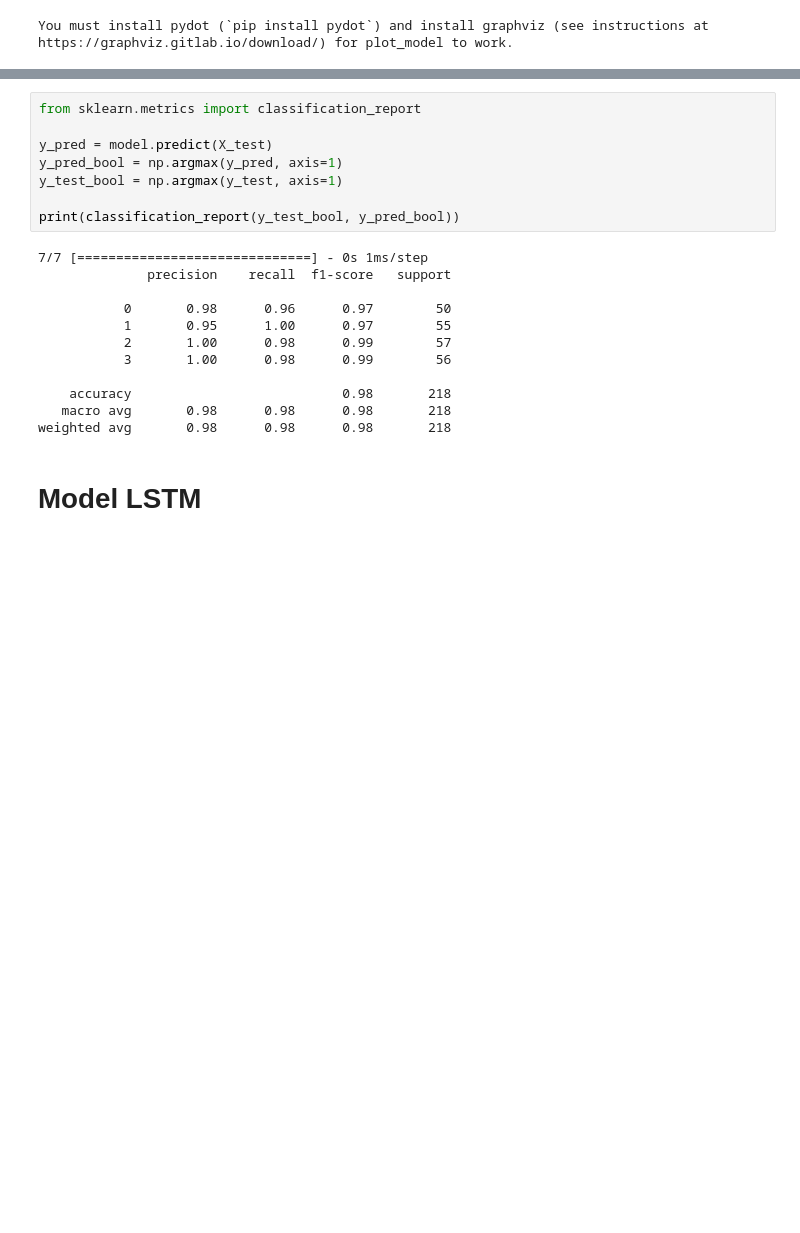
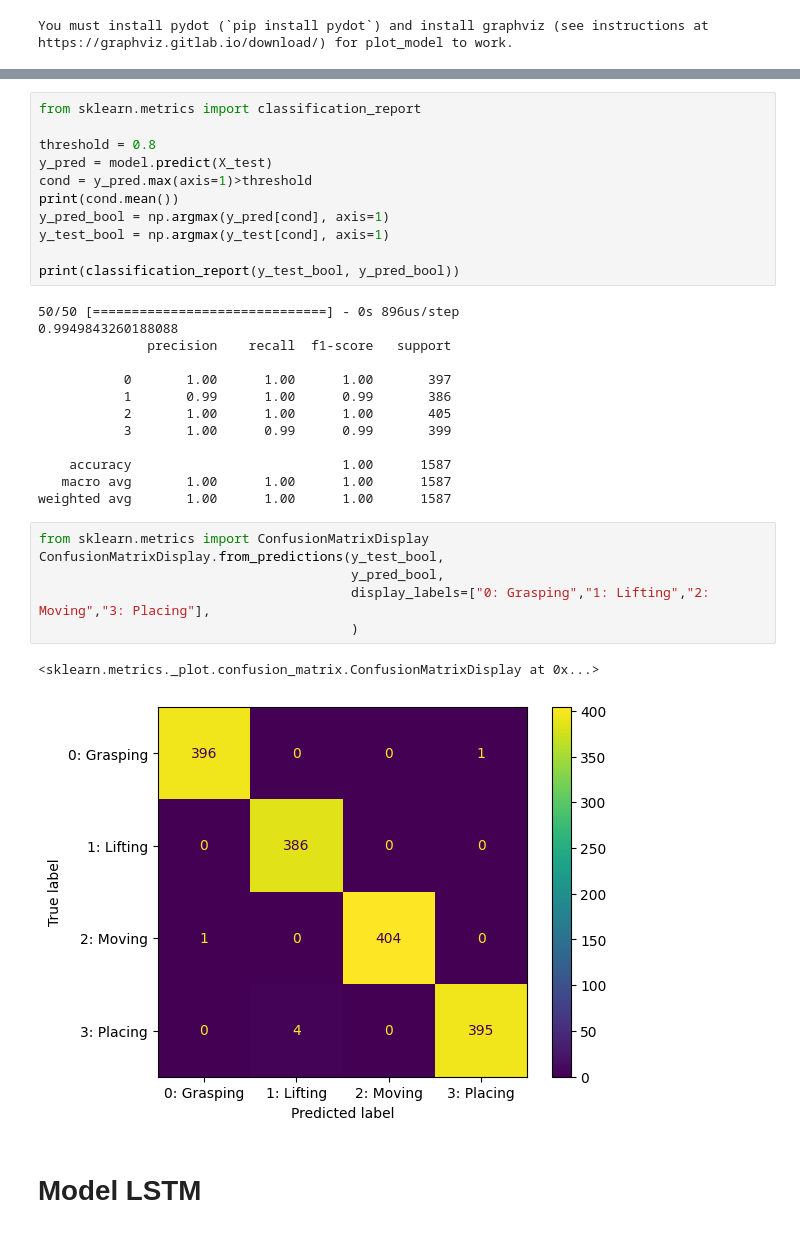
Before and after one commit to panomwat-w/human_intent_recognition, a Jupyter notebook: model.ipynb, the cells around one changed output, grey strips where cells are left out. Cells and saved outputs as stored; diff of their text form; blank space fills up the shorter version.

```diff
--- a/model.ipynb
+++ b/model.ipynb
@@ -194,23 +209,36 @@ Test loss 0.06525740772485733
 # %%
 from sklearn.metrics import classification_report
 
+threshold = 0.8
 y_pred = model.predict(X_test)
-y_pred_bool = np.argmax(y_pred, axis=1)
-y_test_bool = np.argmax(y_test, axis=1)
+cond = y_pred.max(axis=1)>threshold
+print(cond.mean())
+y_pred_bool = np.argmax(y_pred[cond], axis=1)
+y_test_bool = np.argmax(y_test[cond], axis=1)
 
 print(classification_report(y_test_bool, y_pred_bool))
 # %% [output]
-7/7 [==============================] - 0s 1ms/step
+50/50 [==============================] - 0s 896us/step
+0.9949843260188088
               precision    recall  f1-score   support
 
-           0       0.98      0.96      0.97        50
-           1       0.95      1.00      0.97        55
-           2       1.00      0.98      0.99        57
-           3       1.00      0.98      0.99        56
+           0       1.00      1.00      1.00       397
+           1       0.99      1.00      0.99       386
+           2       1.00      1.00      1.00       405
+           3       1.00      0.99      0.99       399
 
-    accuracy                           0.98       218
-   macro avg       0.98      0.98      0.98       218
-weighted avg       0.98      0.98      0.98       218
+    accuracy                           1.00      1587
+   macro avg       1.00      1.00      1.00      1587
+weighted avg       1.00      1.00      1.00      1587
+# %%
+from sklearn.metrics import ConfusionMatrixDisplay
+ConfusionMatrixDisplay.from_predictions(y_test_bool,
+                                        y_pred_bool,
+                                        display_labels=["0: Grasping","1: Lifting","2: Moving","3: Placing"],
+                                        )
+# %% [output]
+<sklearn.metrics._plot.confusion_matrix.ConfusionMatrixDisplay at 0x...>
+[figure, added]
 # %% [markdown]
 # Model LSTM
 # %%
```
Also changed, not shown: parts of 21 cells of this notebook, 15 other files.
